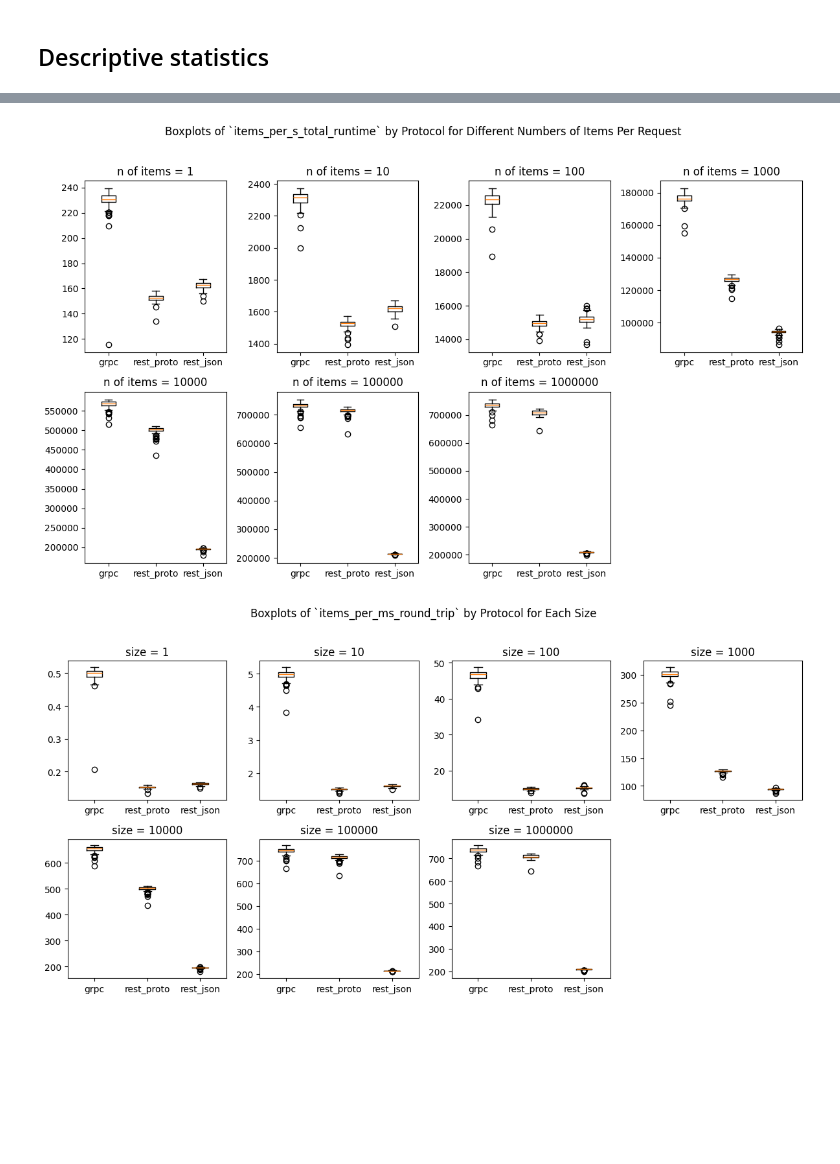
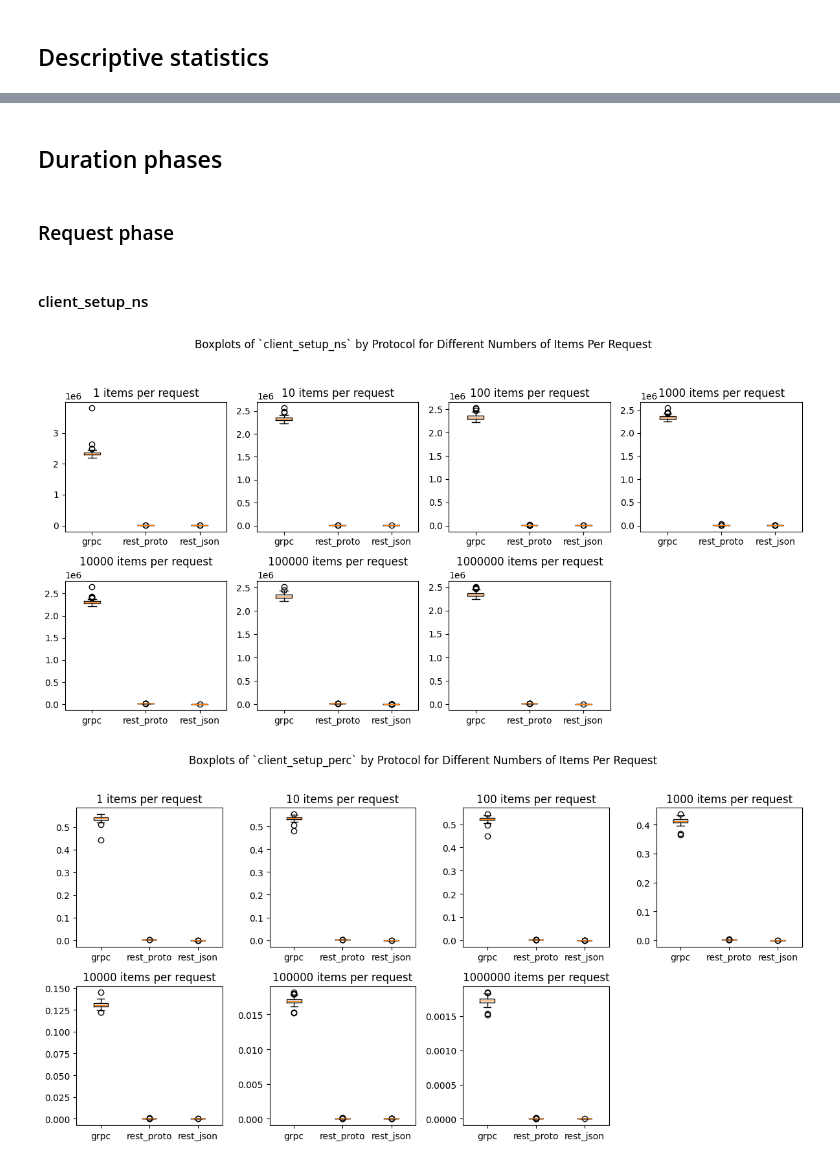
Before and after one commit to haochencoding/benchmark_grpc_proto_rest_json, a Jupyter notebook: data_analysis.ipynb, the cells around one changed output, grey strips where cells are left out. Drawn from its saved outputs; the diff is of its cells as text; code cells hidden in the pictures; blank space fills up the shorter version.

```diff
--- a/data_analysis.ipynb
+++ b/data_analysis.ipynb
@@ -65,7 +67 @@ df_latency['round_trip_ns'] = df_latency['t_res'] - df_latency['t_req']
 df_latency['total_runtime_ns'] = df_latency['t_res'] - df_latency['t0']
-# %%
-# 1. Client‐observed round‐trip (serialisation + network + server + deserialisation)
-df_latency['round_trip_ns'] = df_latency['t_res'] - df_latency['t_req']
-
-# 2. Total in‐app runtime (setup + round‐trip)
-df_latency['total_runtime_ns'] = df_latency['t_res'] - df_latency['t0']
@@ -72,8 +70,27 @@ df_latency['total_runtime_ns'] = df_latency['t_res'] - df_latency['t0']
+# %%
+df_latency['client_setup_perc'] = df_latency['client_setup_ns'] / df_latency['total_runtime_ns']
+
+df_latency['uplink_latency_perc'] = df_latency['uplink_latency_ns'] / df_latency['total_runtime_ns']
+
+df_latency['request_latency_perc'] = df_latency['request_latency_ns'] / df_latency['total_runtime_ns']
+
+df_latency['server_processing_perc'] = df_latency['server_processing_ns'] / df_latency['total_runtime_ns']
+
+df_latency['response_latency_perc'] = df_latency['response_latency_ns'] / df_latency['total_runtime_ns']
 # %% [markdown]
 ### Caulculate speed
 # %%
-df_latency['items_per_s_round_trip'] = (df_latency['size'] / df_latency['round_trip_ns']) * 1_000_000_000
+df_latency['item_per_s_request'] = (df_latency['size'] / df_latency['request_latency_ns']) * 1_000_000_000
+df_latency['items_per_s_server'] = (df_latency['size'] / df_latency['server_processing_ns']) * 1_000_000_000
+df_latency['items_per_s_response'] = (df_latency['size'] / df_latency['response_latency_ns']) * 1_000_000_000
+
 df_latency['items_per_s_total_runtime'] = (df_latency['size'] / df_latency['total_runtime_ns']) * 1_000_000_000
+# %%
+df_latency['kb_per_s_request'] = (df_latency['res_size_bytes'] / df_latency['request_latency_ns']) / 1024 * 1_000_000_000
+df_latency['kb_per_s_server'] = (df_latency['res_size_bytes'] / df_latency['server_processing_ns']) / 1024 * 1_000_000_000
+df_latency['kb_per_s_response'] = (df_latency['res_size_bytes'] / df_latency['response_latency_ns']) / 1024 * 1_000_000_000
+
+df_latency['kb_per_s_total_runtime'] = (df_latency['res_size_bytes'] / df_latency['total_runtime_ns']) / 1024 * 1_000_000_000
 # %%
 df_latency
 # %% [output]
@@ -285,8 +146,12 @@ def boxplots_by_size(df, col, protocols, n_col_plot=4, figsize=(12, 7)):
-# %%
-boxplots_by_size(df_latency, protocols=['grpc', 'rest_proto', 'rest_json'], col='items_per_s_total_runtime')
-# %% [output]
-[figure, removed]
-# %%
-boxplots_by_size(df_latency, protocols=['grpc', 'rest_proto', 'rest_json'], col='items_per_ms_round_trip')
-# %% [output]
-[figure, removed]
+# %% [markdown]
+## Duration phases
+# %% [markdown]
+### Request phase
+# %% [markdown]
+#### client_setup_ns
+# %%
+boxplots_by_size(df_latency, protocols=['grpc', 'rest_proto', 'rest_json'], col='client_setup_ns')
+boxplots_by_size(df_latency, protocols=['grpc', 'rest_proto', 'rest_json'], col='client_setup_perc')
+# %% [output]
+[figure, added]
+[figure, added]
```
Also changed, not shown: parts of 55 cells of this notebook, 1 other file.
